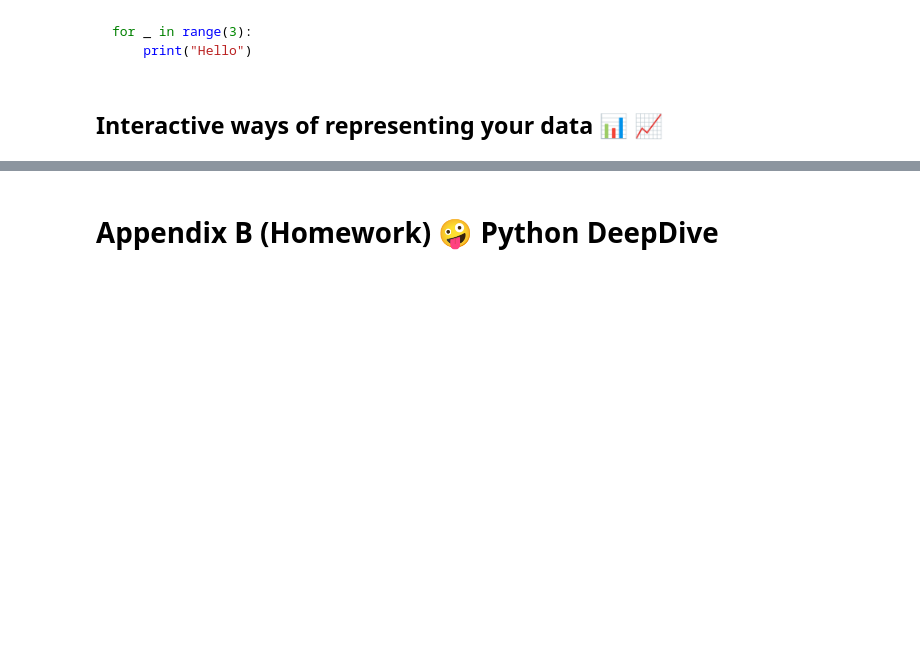
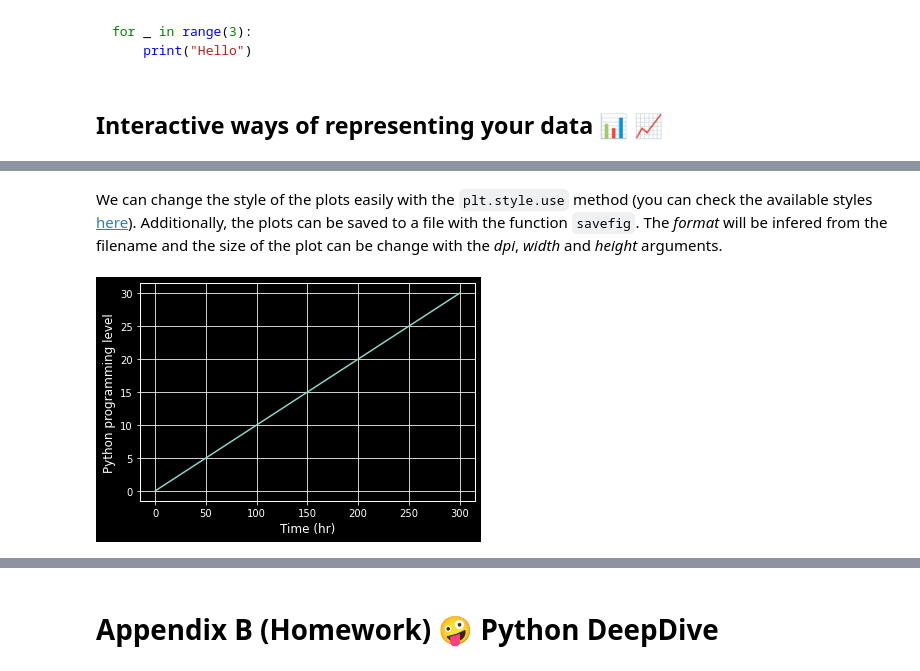
Before and after one commit to pb3lab/ibm3202, a Jupyter notebook: tutorials/lab01_intro.ipynb, the cells around one changed output, grey strips where cells are left out. Saved outputs shown, nothing was run; the diff lists cells and outputs as text; code cells hidden in the pictures; blank space fills up the shorter version.

```diff
--- a/tutorials/lab01_intro.ipynb
+++ b/tutorials/lab01_intro.ipynb
@@ -879,0 +900,12 @@ for _ in range(3):
+# %% [markdown]
+We can change the style of the plots easily with the `plt.style.use` method (you can check the available styles [here](https://matplotlib.org/stable/gallery/style_sheets/style_sheets_reference.html)). Additionally, the plots can be saved to a file with the function `savefig`. The *format* will be infered from the filename and the size of the plot can be change with the *dpi*, *width* and *height* arguments.
+# %%
+plt.style.use('dark_background')
+
+plt.plot(time, python_level)
+plt.xlabel('Time (hr)')
+plt.ylabel('Python programming level')
+
+plt.savefig('First_plot.png', dpi = 100)
+# %% [output]
+[figure, added]
```
Also changed, not shown: parts of 15 cells of this notebook.
